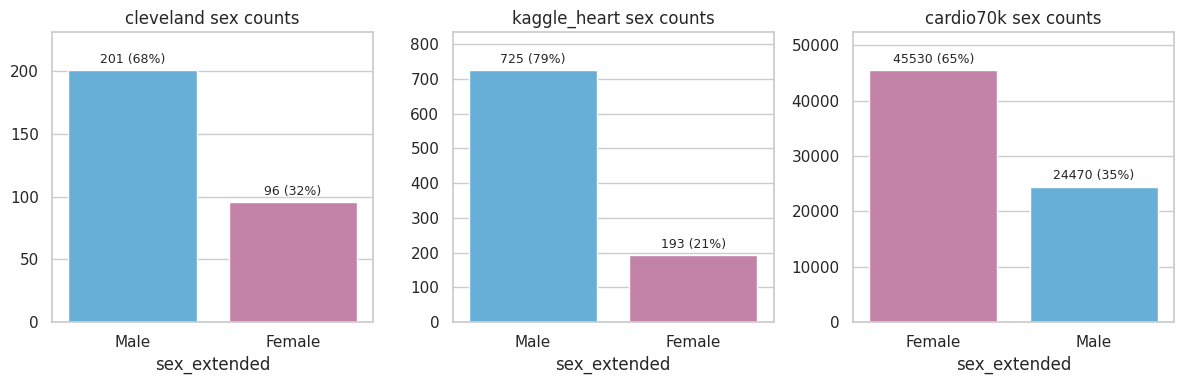
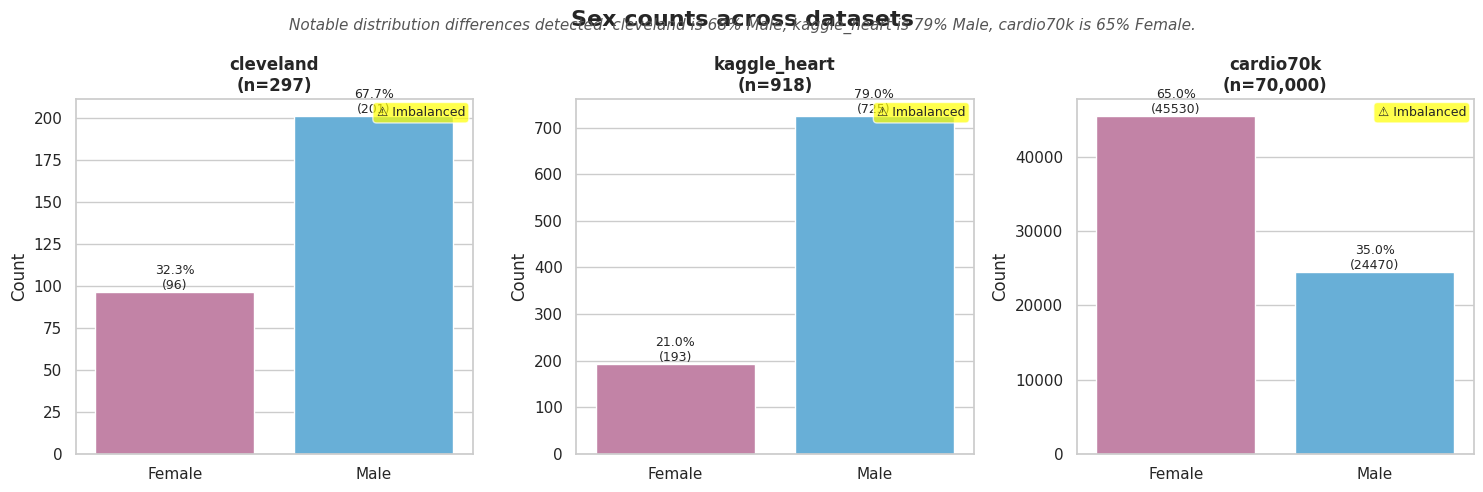
The change to this notebook cell's code, shown as a diff; its figure went from the first image to the second:
--- before
+++ after
@@ -1,23 +1,17 @@
-fig, axes = plt.subplots(1, 3, figsize=(12, 4))
-counts_by_dataset = {}
+sex_plot_datasets = {}
 for name in DATASETS:
-    df = raw[name]
-    series = resolve_sex_series(df)
-    if series is None:
-        continue
-    counts = series.value_counts(dropna=False)
-    counts_by_dataset[name] = counts
+    series = resolve_sex_series(raw[name])
+    if series is not None:
+        sex_plot_datasets[name] = pd.DataFrame({"sex": series.astype(str)})
 
-for idx, name in enumerate(DATASETS):
-    df = raw[name]
-    series = resolve_sex_series(df)
-    if series is None:
-        axes[idx].set_title(f"{name} (missing sex)")
-        continue
-    counts = counts_by_dataset[name]
-    bar_colors = [PALETTE_SEX.get(str(x), "#7f7f7f") for x in counts.index]
-    sns.barplot(x=counts.index.astype(str), y=counts.values, ax=axes[idx], palette=bar_colors)
-    axes[idx].set_title(f"{name} sex counts")
-    axes[idx].set_ylim(0, counts.max() * 1.15)
-    add_bar_labels(ax=axes[idx], total=counts.sum())
+plot_categorical_distribution_grid(
+    datasets=sex_plot_datasets,
+    column="sex",
+    title="Sex counts across datasets",
+    palette=PALETTE_SEX,
+    show_percentages=True,
+    annotate_imbalance=True,
+    show=False,
+ )
+
 plt.tight_layout()

Commit: Refactor: Add initial reusable visualization toolkit for fairness-aware ML in notebooks